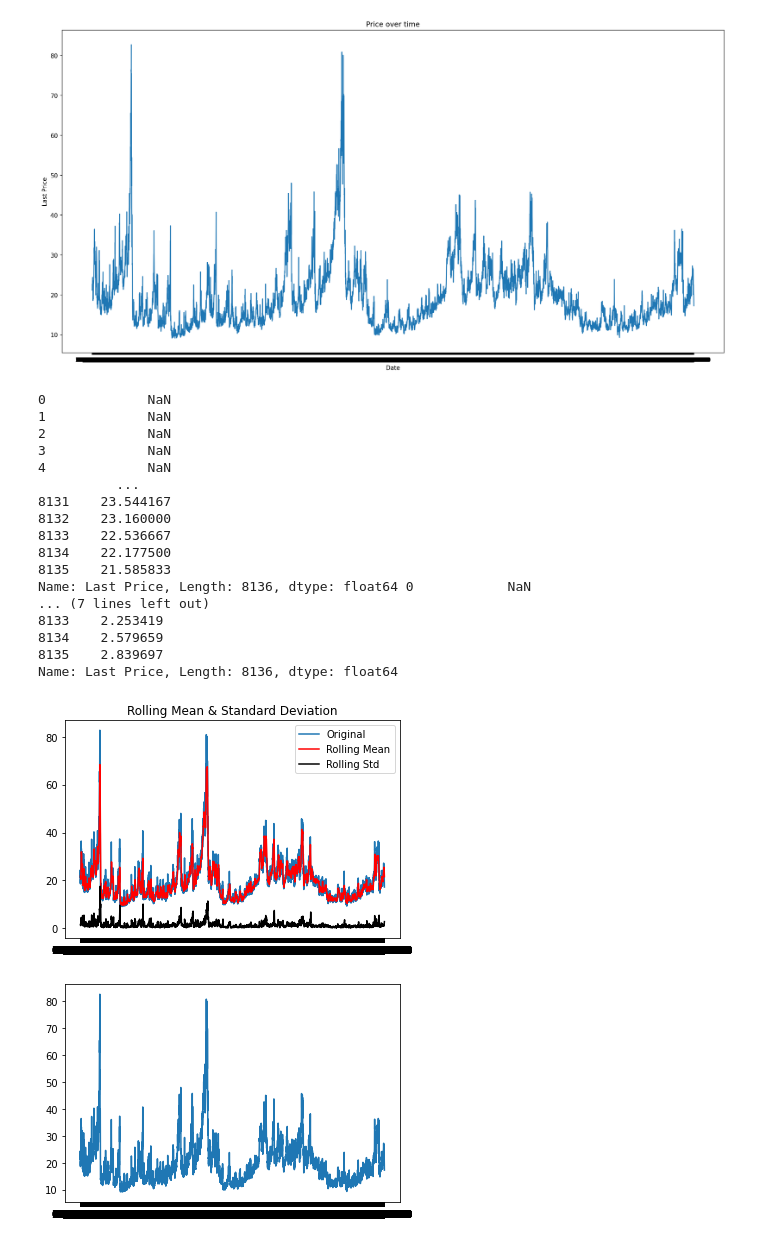
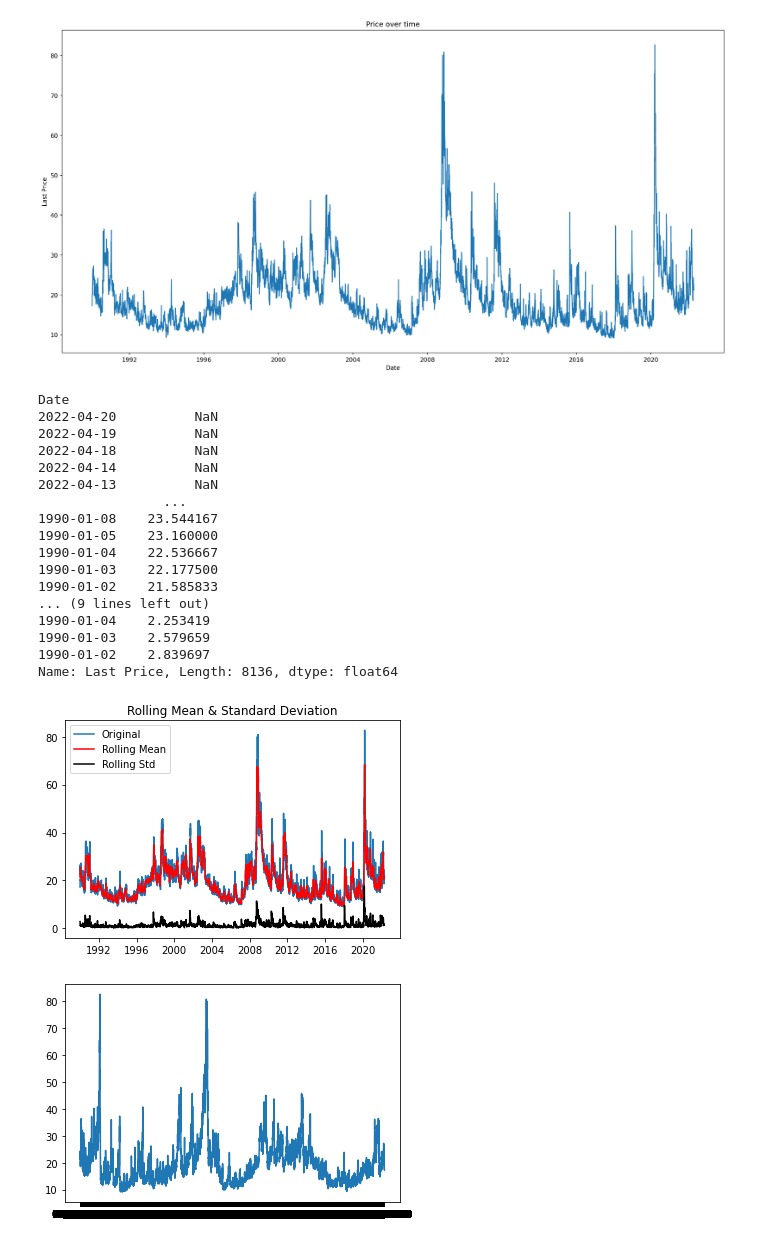
Before and after one commit to w1767/w1767, a Jupyter notebook: ARIMA_LSTM_RL[1].ipynb, the cells around one changed output. Cells and saved outputs as stored; diff of their text form; code cells hidden in the pictures.

```diff
--- a/ARIMA_LSTM_RL[1].ipynb
+++ b/ARIMA_LSTM_RL[1].ipynb
@@ -56,5 +96,5 @@ path = "/content/drive/MyDrive/PhD research/VIX daily.csv"
 # %%
-df=pd.read_csv("/content/drive/MyDrive/PhD research/VIX daily.csv")
+df=pd.read_excel("/content/drive/MyDrive/PhD research/VIX_daily.xlsx", index_col = 'Date')
              #  parse_dates=["Date"],
              #  index_col=["Date"]) # parse the date column and tell pandas that column 1 is a datetime)
 # %%
@@ -170,2 +170,2 @@ df.dropna()
 # %%
-df['Date'] = pd.to_datetime(VIX_daily['Date'], errors='coerce', utc= True)
+#df['Date'] = pd.to_datetime(VIX_daily['Date'], errors='coerce', utc= True)
@@ -198,45 +181,45 @@ VIX_daily.shape
 # %%
-plt.figure(figsize=(20, 10), dpi=150)
-plt.plot(VIX_daily['Date'], VIX_daily['Last Price'], color='tab:blue')
+plt.figure(figsize=(20, 10), dpi=150) #plotting time series to check frequency and trend
+plt.plot(df.index, df['Last Price'], color='tab:blue')
 plt.gca().set(title='Price over time',
 xlabel='Date', ylabel='Last Price')
 plt.show()
 # %% [output]
-[figure, old version]
+[figure, new version]
 # %%
 #Determine rolling statistics
-rolmean = VIX_daily['Last Price'].rolling(window=12).mean() #window size 12 denotes 12 months, giving rolling mean at yearly level
-rolstd = VIX_daily['Last Price'].rolling(window=12).std()
+rolmean = df['Last Price'].rolling(window=12).mean() #window size 12 denotes 12 months, giving rolling mean at yearly level
+rolstd = df['Last Price'].rolling(window=12).std()
 print(rolmean,rolstd)
 # %% [output]
-0             NaN
-1             NaN
-2             NaN
-3             NaN
-4             NaN
-          ...
-8131    23.544167
-8132    23.160000
-8133    22.536667
-8134    22.177500
-8135    21.585833
-Name: Last Price, Length: 8136, dtype: float64 0            NaN
-... (7 lines left out)
-8133    2.253419
-8134    2.579659
-8135    2.839697
+Date
+2022-04-20          NaN
+2022-04-19          NaN
+2022-04-18          NaN
+2022-04-14          NaN
+2022-04-13          NaN
+                ...
+1990-01-08    23.544167
+1990-01-05    23.160000
+1990-01-04    22.536667
+1990-01-03    22.177500
+1990-01-02    21.585833
+... (9 lines left out)
+1990-01-04    2.253419
+1990-01-03    2.579659
+1990-01-02    2.839697
 Name: Last Price, Length: 8136, dtype: float64
 # %%
 #Plot rolling statistics
 import matplotlib.pyplot as plt
 import numpy as np
-orig = plt.plot(VIX_daily['Date'], VIX_daily['Last Price'], color='tab:blue', label= 'Original')
+orig = plt.plot(df, color='tab:blue', label= 'Original')
 mean = plt.plot(rolmean, color='red', label='Rolling Mean')
 std = plt.plot(rolstd, color='black', label='Rolling Std')
 plt.legend(loc='best')
 plt.title('Rolling Mean & Standard Deviation')
 plt.show(block=False)
 # %% [output]
-[figure, old version]
+[figure, new version]
 # %%
 #Plot rolling statistics
```
Also changed, not shown: parts of 81 cells of this notebook.
